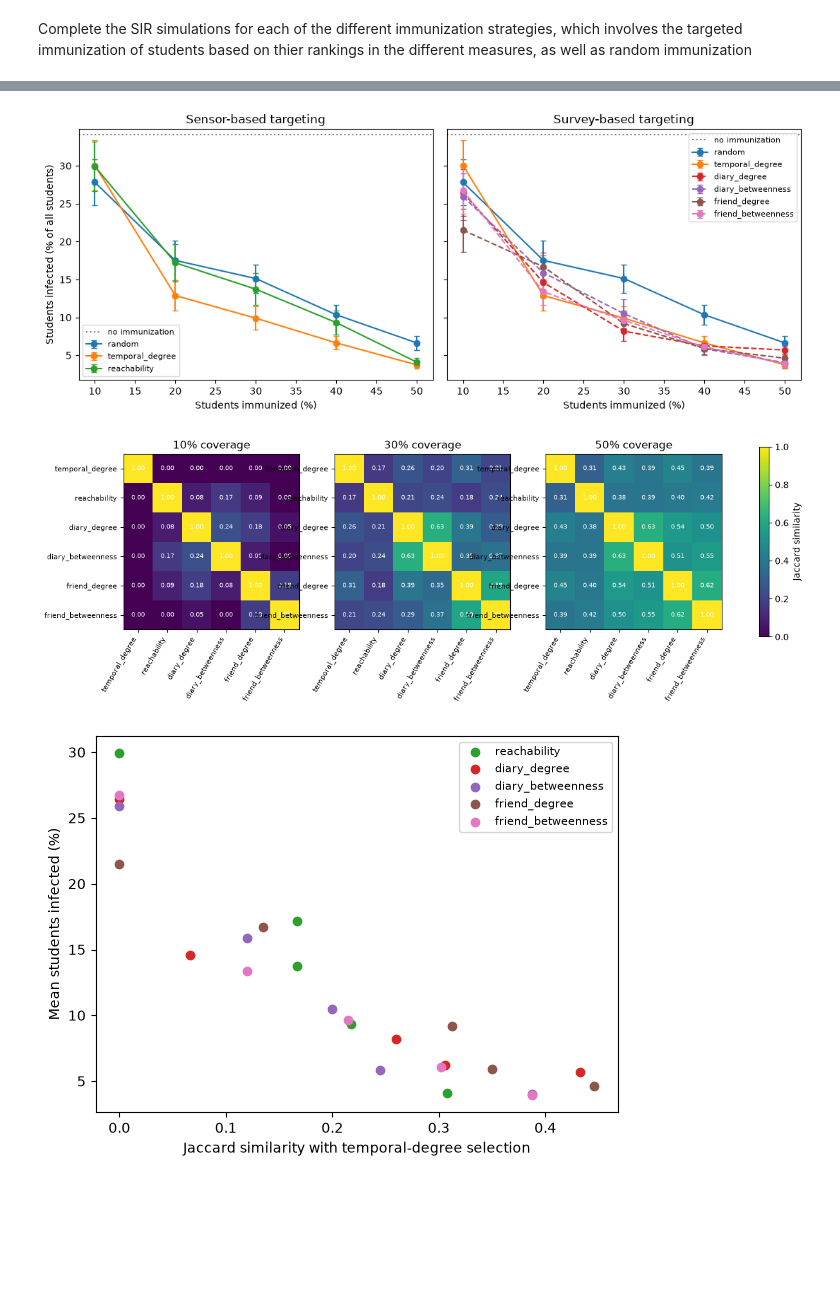
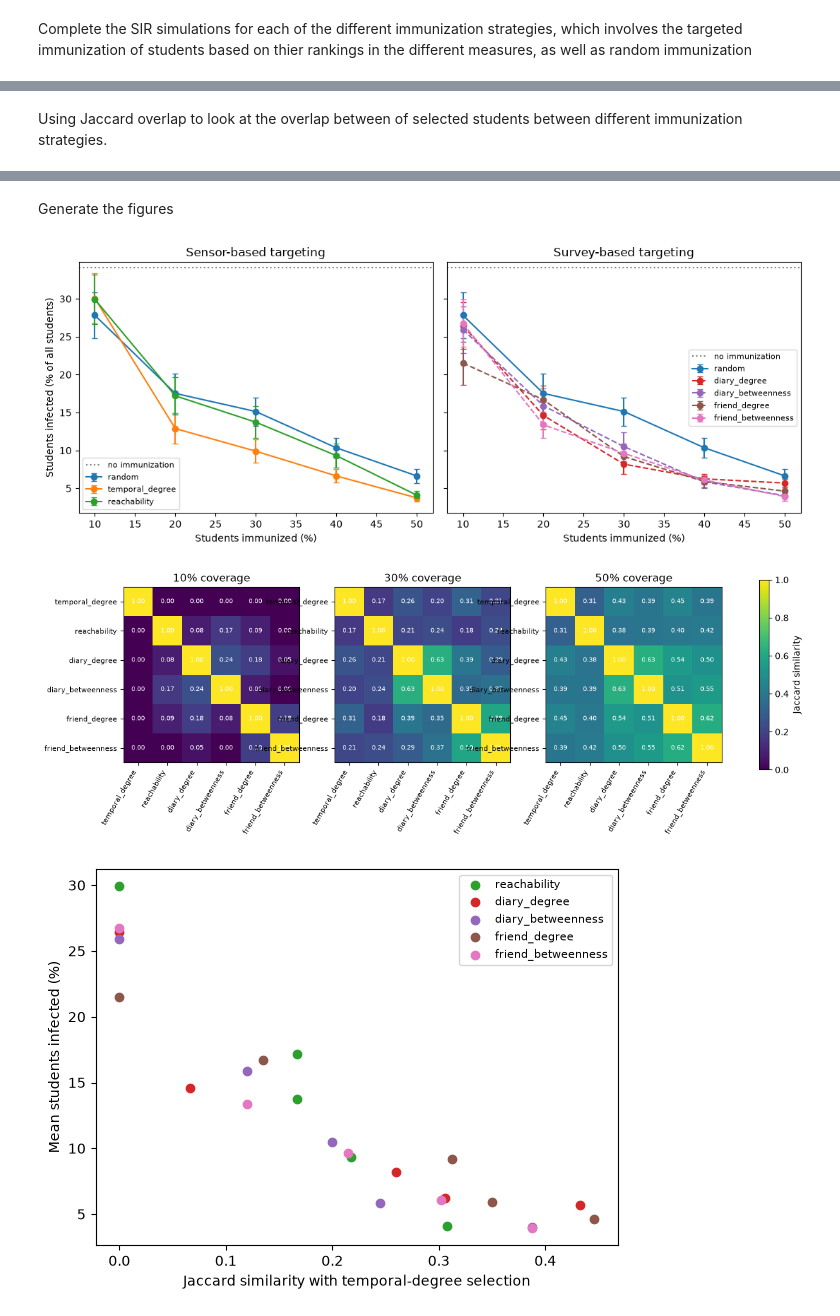
Before and after one commit to gabbyzupan/Project-Repository, a Jupyter notebook: Code/11-11-2026_code006.ipynb, the cells around one changed output, grey strips where cells are left out. Drawn from its saved outputs; the diff is of its cells as text; code cells hidden in the pictures; blank space fills up the shorter version.

```diff
--- a/Code/11-11-2026_code006.ipynb
+++ b/Code/11-11-2026_code006.ipynb
@@ -373,4 +354,6 @@ shape: (7, 6)
 │ reachability       ┆ 20.65 ┆ 11.87 ┆ 9.47  ┆ 6.43 ┆ 2.83 │
 │ temporal_degree    ┆ 20.74 ┆ 8.89  ┆ 6.83  ┆ 4.58 ┆ 2.58 │
 └────────────────────┴───────┴───────┴───────┴──────┴──────┘
+# %% [markdown]
+Using Jaccard overlap to look at the overlap between of selected students between different immunization strategies.
 # %%
@@ -415,63 +412,92 @@ shape: (5, 8)
 │ 0.4      ┆ 1.0        ┆ 0.22       ┆ 0.31       ┆ 0.24       ┆ 0.35      ┆ 0.3       ┆ 0.25      │
 │ 0.5      ┆ 1.0        ┆ 0.31       ┆ 0.43       ┆ 0.39       ┆ 0.45      ┆ 0.39      ┆ 0.33      │
 └──────────┴────────────┴────────────┴────────────┴────────────┴───────────┴───────────┴───────────┘
+# %% [markdown]
+Generate the figures
 # %%
-# ===== S8: figures =====
-Path("figures").mkdir(exist_ok=True)                    # output folder
-colors = dict(zip(strategies, plt.cm.tab10.colors))     # one color per strategy
-base_pct = np.mean(baseline) / N * 100                  # no-immunization level (%)
+# assign the destination where the figures will be saved
+Path("figures").mkdir(exist_ok=True)
+# assign a consistent color for each immunization strategy
+colors = dict(zip(strategies, plt.cm.tab10.colors))
+# this uses the SIR similulation results when there was no immunization to establish a baseline for comparison
+base_pct = np.mean(baseline) / N * 100
 
+# a function defined to plot the outbreak size for a specific immunization strategy, using the summary statistics and the mean outbreak with error bars
 def line(ax, strat, **kw):
     s = summary.filter(pl.col("strategy") == strat)
     ax.errorbar(s["coverage"].to_numpy() * 100, s["mean"].to_numpy() / N * 100,
                 yerr=s["ci95"].to_numpy() / N * 100, marker="o", capsize=3, color=colors[strat], label=strat, **kw)
 
-# Figure 1: outbreak size by strategy (left: sensor-based, right: survey-based)
+# this plots outbreak size by strategy (left: sensor-based, right: survey-based)
+# creating two subplots right next to eachother
 fig, axes = plt.subplots(1, 2, figsize=(11, 4.5), sharey=True)
+# iterate over the sensor strategies and plot them on the appropriate subplot, which is axes[0], specifying the left column for sensor-based strategies
 for strat in ["random", "temporal_degree", "reachability"]:
     line(axes[0], strat)
-for strat in ["random", "temporal_degree", "diary_degree", "diary_betweenness", "friend_degree", "friend_betweenness"]:
+# iterate over the survey based strategies and plot them on the appropriate subplot, which is axes[1], specifying the right column for survey-based strategies
+for strat in ["random", "diary_degree", "diary_betweenness", "friend_degree", "friend_betweenness"]:
     line(axes[1], strat, ls="--" if strat.startswith(("diary", "friend")) else "-")
+# add an appropriate title to each subplot
 for ax, title in zip(axes, ["Sensor-based targeting", "Survey-based targeting"]):
+    # add a horizontal line indicating the baseline outbreak size with no immunization
     ax.axhline(base_pct, ls=":", color="gray", label="no immunization")
+    # set the title, x-axis label, and legend for each subplot
     ax.set_title(title); ax.set_xlabel("Students immunized (%)"); ax.legend(fontsize=8)
+# set the y-axis label, which is the same for both plots
 axes[0].set_ylabel("Students infected (% of all students)")
+# save the figure
 plt.tight_layout(); plt.savefig("figures/fig1_outbreak_size.png", dpi=300); plt.show()
 
-# Figure 2: Jaccard heatmaps at three coverage levels
+# plot the Jaccard heatmaps at three coverage levels
+# create subplot with three different columns, one for each coverage level
 fig, axes = plt.subplots(1, 3, figsize=(15, 4.8))
+# iterate over the axes and coverage levels to plot the Jaccard heatmaps
 for ax, cov in zip(axes, [0.1, 0.3, 0.5]):
+    # display the Jaccard heatmap for the current coverage level
     im = ax.imshow(jac[cov], vmin=0, vmax=1, cmap="viridis")
+    # set the x and y ticks and labels for the heatmap
     ax.set_xticks(range(len(names))); ax.set_xticklabels(names, rotation=60, ha="right", fontsize=8)
     ax.set_yticks(range(len(names))); ax.set_yticklabels(names, fontsize=8)
+    # set the title for the current coverage level
     ax.set_title(f"{int(cov * 100)}% coverage")
+    # add the Jaccard similarity values as text annotations on the heatmap
     for a in range(len(names)):
         for b in range(len(names)):
             ax.text(b, a, f"{jac[cov][a, b]:.2f}", ha="center", va="center", color="w", fontsize=7)
+# add a colorbar to indicate the Jaccard similarity values
 fig.colorbar(im, ax=axes, shrink=0.8, label="Jaccard similarity")
 plt.savefig("figures/fig2_jaccard.png", dpi=300, bbox_inches="tight"); plt.show()
 
-# Figure 3: does overlap with temporal degree go with smaller outbreaks?
+# create a figure for plotting the relationship between each immunization strategy's overlap with temporal degree and outbreak size
 plt.figure(figsize=(6, 4.5))
+# get the index of the "temporal_degree" column in the names list
 ti = names.index("temporal_degree")
+# iterate over each immunization strategy to plot its overlap with temporal degree (jaccard similarity) vs the outbreak size of that strategy
 for m in names:
     if m == "temporal_degree":
         continue
-    x = [jac[c][ti, names.index(m)] for c in COVERAGES]                                    # Jaccard with temporal degree
+    # this is the Jaccard similarity with temporal degree to be used on the x-axis of the plot
+    x = [jac[c][ti, names.index(m)] for c in COVERAGES]
+    # this is the mean outbreak size for the current immunization strategy at each coverage level, for the y-axis
     y = [summary.filter((pl.col("strategy") == m) & (pl.col("coverage") == c))["mean"][0] / N * 100 for c in COVERAGES]
+    # create the scatter plot
     plt.scatter(x, y, color=colors[m], label=m)
+# add the appropriate labels
 plt.xlabel("Jaccard similarity with temporal-degree selection")
 plt.ylabel("Mean students infected (%)")
 plt.legend(fontsize=8); plt.tight_layout(); plt.savefig("figures/fig3_overlap_vs_size.png", dpi=300); plt.show()
 
-# Figure 4: spread of outbreak sizes at 30% coverage
+# figure showing the distribution of outbreak sizes at 30% coverage
+# just use the coverage at 0.3
 sub = results.filter(pl.col("coverage") == 0.3)
 plt.figure(figsize=(8, 4.5))
+# create a boxplot for each immunization strategy
 plt.boxplot([sub.filter(pl.col("strategy") == s)["size"].to_numpy() / N * 100 for s in strategies])   # one box per strategy
+# add the x-axis labels for the strategies, and set the y-axis label and title for the figure
 plt.xticks(range(1, len(strategies) + 1), strategies, rotation=40, ha="right"); plt.ylabel("Students infected (%)"); plt.title("30% coverage: spread across simulations")
 plt.tight_layout(); plt.savefig("figures/fig4_distribution.png", dpi=300); plt.show()
 # %% [output]
-[figure, old version]
+[figure, new version]
 [figure]
 [figure]
 [figure]
```
Also changed, not shown: parts of 7 cells of this notebook, 2 other files.
